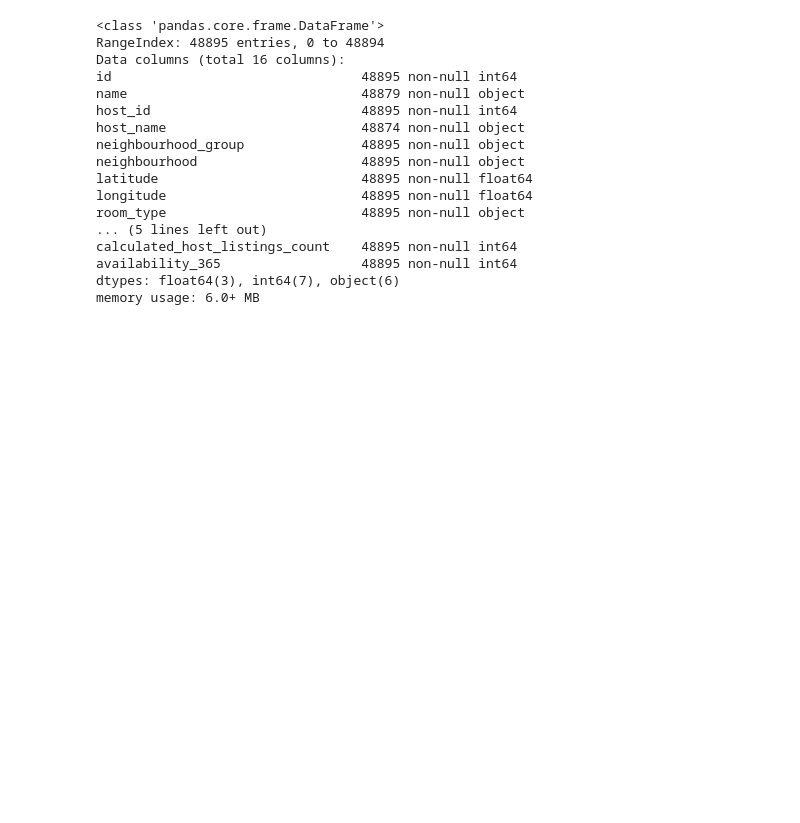
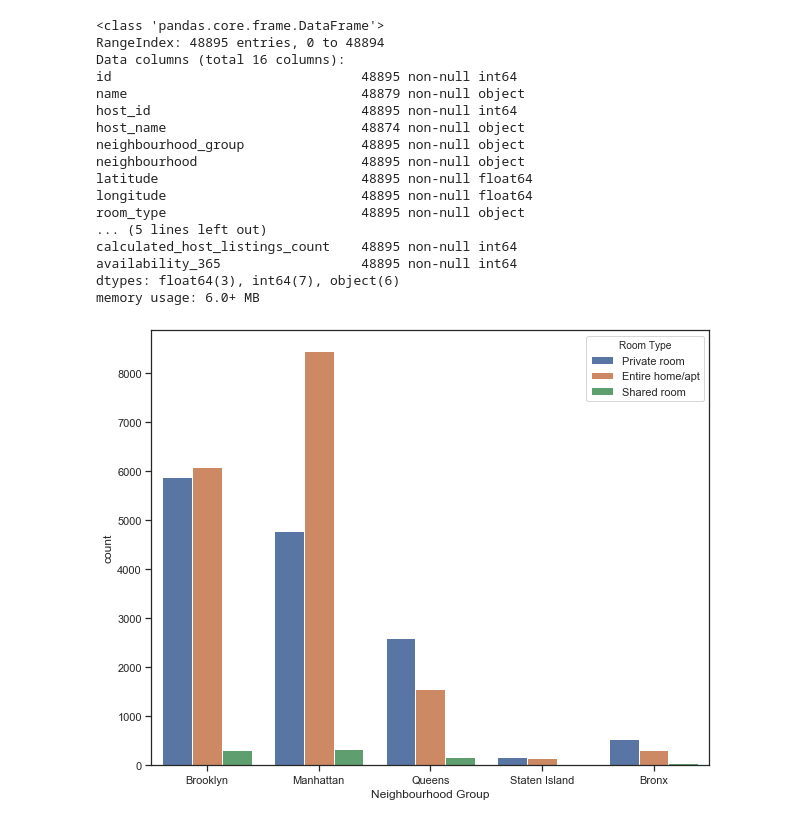
Before and after one commit to hayden4davey/Project1-Group2, a Jupyter notebook: Shifaa1.ipynb, the cells around one changed output. Saved outputs shown, nothing was run; the diff lists cells and outputs as text; code cells hidden in the pictures; blank space fills up the shorter version.

```diff
--- a/Shifaa1.ipynb
+++ b/Shifaa1.ipynb
@@ -173,3 +182,12 @@ calculated_host_listings_count    48895 non-null int64
 availability_365                  48895 non-null int64
 dtypes: float64(3), int64(7), object(6)
 memory usage: 6.0+ MB
+# %%
+plt.figure(figsize=(10,8))
+sns.countplot(x="Neighbourhood Group", hue="Room Type", data=file)
+plt.show()
+
+
+#
+# %% [output]
+[figure, added]
```
Also changed, not shown: parts of 19 cells of this notebook.
